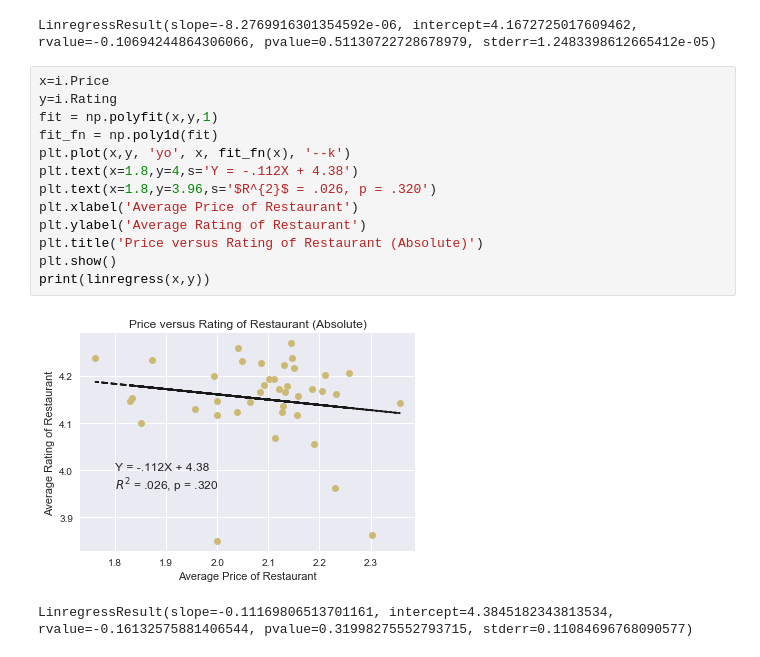
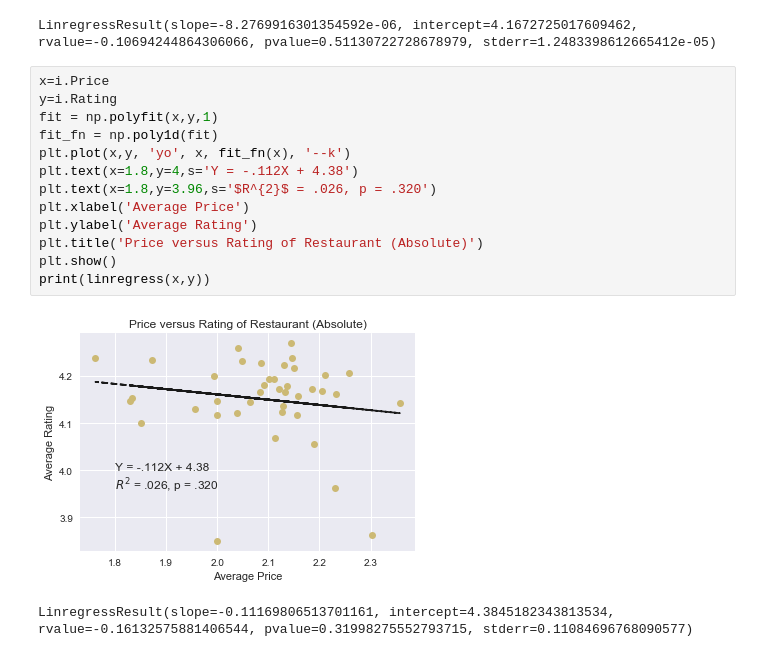
Before and after one commit to patrol7171/Project-One, a Jupyter notebook: Data Collection.ipynb, the cells around one changed output. Drawn from its saved outputs; the diff is of its cells as text.

```diff
--- a/Data Collection.ipynb
+++ b/Data Collection.ipynb
@@ -295,16 +295,16 @@ LinregressResult(slope=-8.2769916301354592e-06, intercept=4.1672725017609462, rv
 # %%
 x=i.Price
 y=i.Rating
 fit = np.polyfit(x,y,1)
 fit_fn = np.poly1d(fit)
 plt.plot(x,y, 'yo', x, fit_fn(x), '--k')
 plt.text(x=1.8,y=4,s='Y = -.112X + 4.38')
 plt.text(x=1.8,y=3.96,s='$R^{2}$ = .026, p = .320')
-plt.xlabel('Average Price of Restaurant')
-plt.ylabel('Average Rating of Restaurant')
+plt.xlabel('Average Price')
+plt.ylabel('Average Rating')
 plt.title('Price versus Rating of Restaurant (Absolute)')
 plt.show()
 print(linregress(x,y))
 # %% [output]
-[figure, old version]
+[figure, new version]
 LinregressResult(slope=-0.11169806513701161, intercept=4.3845182343813534, rvalue=-0.16132575881406544, pvalue=0.31998275552793715, stderr=0.11084696768090577)
```
Also changed, not shown: parts of 2 cells of this notebook, 4 other files.
